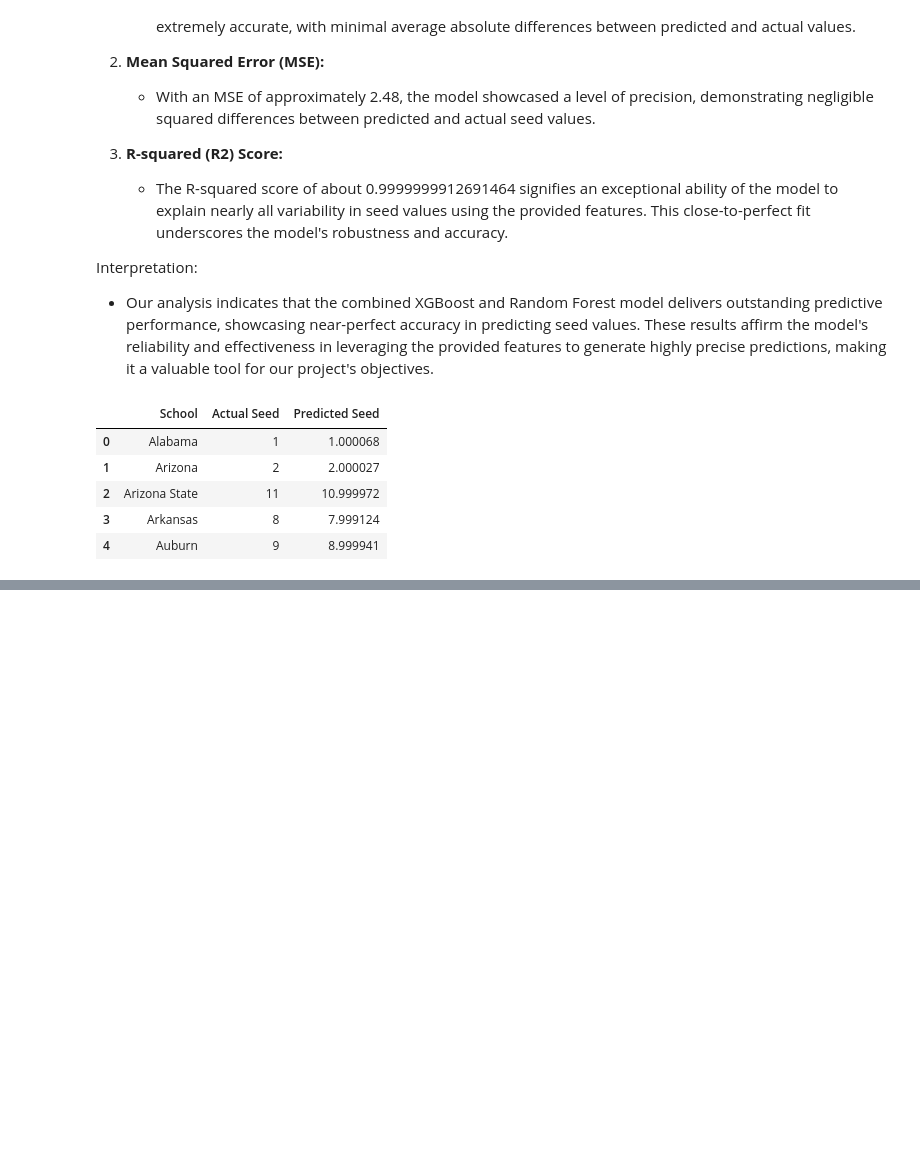
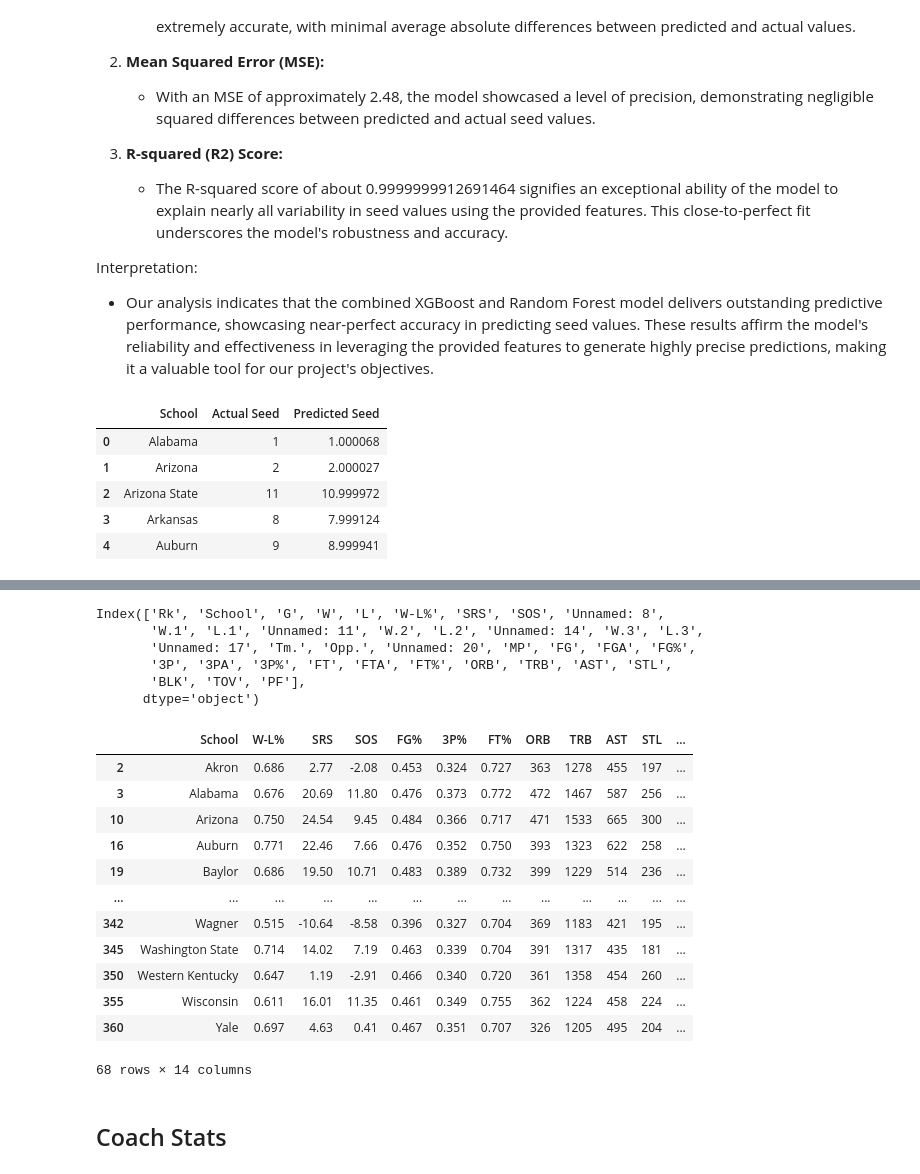
Before and after one commit to josephguzman03/planting-march-madness, a Jupyter notebook: Team_analysis.ipynb, the cells around one changed output, grey strips where cells are left out. Saved outputs shown, nothing was run; the diff lists cells and outputs as text; code cells hidden in the pictures; blank space fills up the shorter version.

```diff
--- a/Team_analysis.ipynb
+++ b/Team_analysis.ipynb
@@ -717,0 +729,36 @@ results_df.head()
+# %%
+twfour_season.columns
+# %% [output]
+Index(['Rk', 'School', 'G', 'W', 'L', 'W-L%', 'SRS', 'SOS', 'Unnamed: 8',
+       'W.1', 'L.1', 'Unnamed: 11', 'W.2', 'L.2', 'Unnamed: 14', 'W.3', 'L.3',
+       'Unnamed: 17', 'Tm.', 'Opp.', 'Unnamed: 20', 'MP', 'FG', 'FGA', 'FG%',
+       '3P', '3PA', '3P%', 'FT', 'FTA', 'FT%', 'ORB', 'TRB', 'AST', 'STL',
+       'BLK', 'TOV', 'PF'],
+      dtype='object')
+# %%
+twfour_season = twfour_season.drop(columns = ['Unnamed: 8', 'Unnamed: 11', 'Unnamed: 14', 'Unnamed: 20'])
+# %%
+twfour_season = twfour_season[['School', 'W-L%', 'SRS', 'SOS','FG%', '3P%', 'FT%', 'ORB',
+                              'TRB', 'AST', 'STL', 'BLK', 'TOV', 'PF']]
+# %%
+twfour_season = twfour_season[twfour_season['School'].str.contains('NCAA')]
+# %%
+twfour_season.loc[:, 'School'] = twfour_season['School'].str.replace(' NCAA', '')
+# %%
+twfour_season
+# %% [output]
+|  | School | W-L% | SRS | SOS | FG% | 3P% | FT% | ORB | TRB | AST | STL | ... |
+| 2 | Akron | 0.686 | 2.77 | -2.08 | 0.453 | 0.324 | 0.727 | 363 | 1278 | 455 | 197 | ... |
+| 3 | Alabama | 0.676 | 20.69 | 11.80 | 0.476 | 0.373 | 0.772 | 472 | 1467 | 587 | 256 | ... |
+| 10 | Arizona | 0.750 | 24.54 | 9.45 | 0.484 | 0.366 | 0.717 | 471 | 1533 | 665 | 300 | ... |
+| 16 | Auburn | 0.771 | 22.46 | 7.66 | 0.476 | 0.352 | 0.750 | 393 | 1323 | 622 | 258 | ... |
+| 19 | Baylor | 0.686 | 19.50 | 10.71 | 0.483 | 0.389 | 0.732 | 399 | 1229 | 514 | 236 | ... |
+| ... | ... | ... | ... | ... | ... | ... | ... | ... | ... | ... | ... | ... |
+| 342 | Wagner | 0.515 | -10.64 | -8.58 | 0.396 | 0.327 | 0.704 | 369 | 1183 | 421 | 195 | ... |
+| 345 | Washington State | 0.714 | 14.02 | 7.19 | 0.463 | 0.339 | 0.704 | 391 | 1317 | 435 | 181 | ... |
+| 350 | Western Kentucky | 0.647 | 1.19 | -2.91 | 0.466 | 0.340 | 0.720 | 361 | 1358 | 454 | 260 | ... |
+| 355 | Wisconsin | 0.611 | 16.01 | 11.35 | 0.461 | 0.349 | 0.755 | 362 | 1224 | 458 | 224 | ... |
+| 360 | Yale | 0.697 | 4.63 | 0.41 | 0.467 | 0.351 | 0.707 | 326 | 1205 | 495 | 204 | ... |
+68 rows × 14 columns
+# %% [markdown]
+## Coach Stats
```
Also changed, not shown: parts of 42 cells of this notebook, 5 other files.
